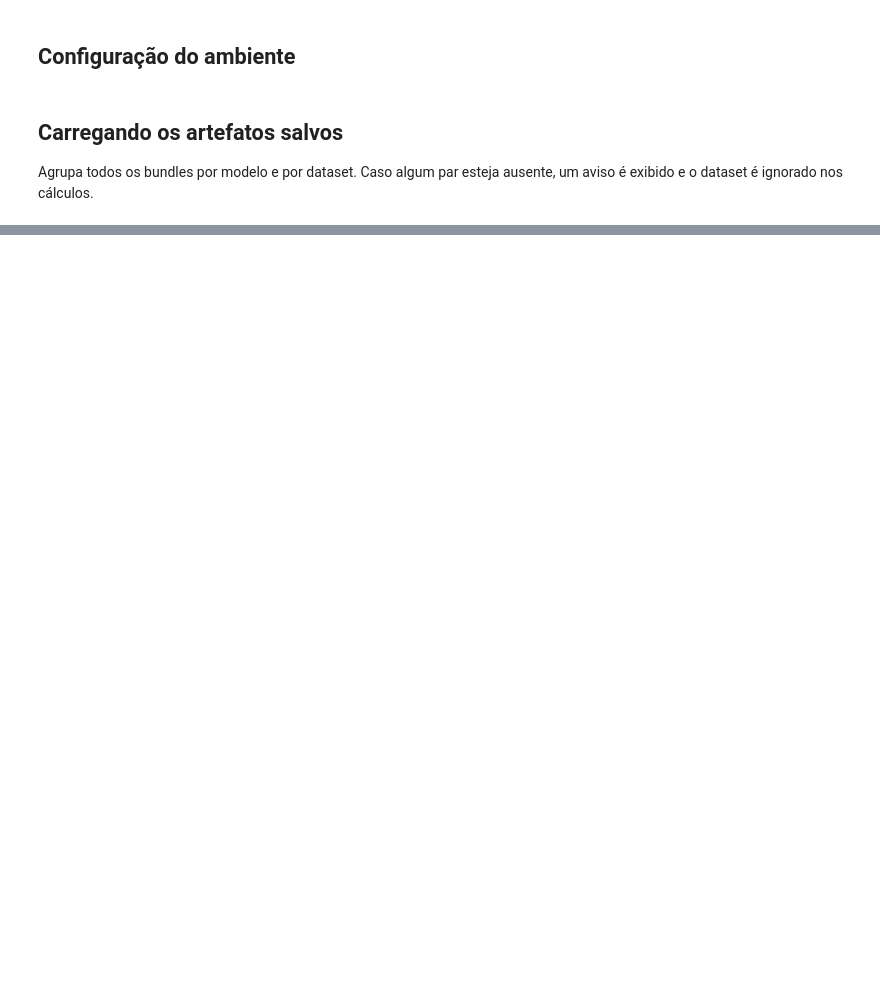
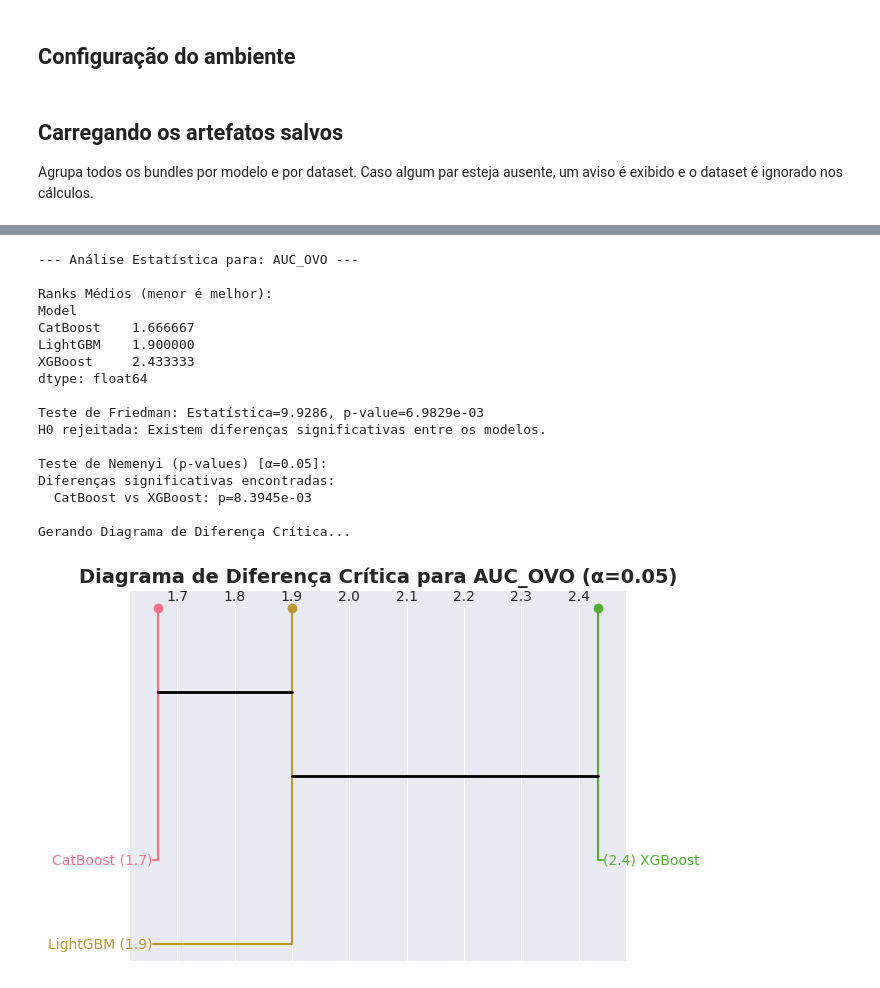
Before and after one commit to JDaniloC/AM-1, a Jupyter notebook: model_comparison.ipynb, the cells around one changed output, grey strips where cells are left out. Cells and saved outputs as stored; diff of their text form; code cells hidden in the pictures; blank space fills up the shorter version.

```diff
--- a/model_comparison.ipynb
+++ b/model_comparison.ipynb
@@ -451,0 +302,77 @@ PARES SIGNIFICATIVAMENTE DIFERENTES (p < 0.05):
+# %%
+import scikit_posthocs as sp
+import scipy.stats as stats
+
+ALPHA = 0.05
+
+for metric in ['AUC_OVO', 'Accuracy', 'G-Mean']:
+	print(f"\n--- Análise Estatística para: {metric} ---")
+
+	# Pivotar: linhas=datasets, colunas=modelos
+	pivot_df = results_df.pivot(index='Dataset', columns='Model', values=metric)
+
+	# Ranking (maior valor = melhor rank, então ascending=False para rank 1 ser o melhor)
+	ranks = pivot_df.rank(axis=1, ascending=False)
+	avg_ranks = ranks.mean()
+
+	print("\nRanks Médios (menor é melhor):")
+	print(avg_ranks.sort_values())
+
+	# Teste de Friedman
+	args = [pivot_df[col] for col in pivot_df.columns]
+	stat, p_value = stats.friedmanchisquare(*args)
+
+	print(f"\nTeste de Friedman: Estatística={stat:.4f}, p-value={p_value:.4e}")
+
+	reject_h0 = p_value < ALPHA
+	if reject_h0:
+		print("H0 rejeitada: Existem diferenças significativas entre os modelos.")
+	else:
+		print("H0 não rejeitada: Não há evidências suficientes de diferença.")
+		continue
+
+	# Post-hoc Nemenyi
+	if reject_h0:
+		nemenyi_matrix = sp.posthoc_nemenyi_friedman(pivot_df)
+
+		print(f"\nTeste de Nemenyi (p-values) [α={ALPHA}]:")
+		sig_pairs = []
+		cols = nemenyi_matrix.columns
+		for i in range(len(cols)):
+			for j in range(i+1, len(cols)):
+				p = nemenyi_matrix.iloc[i, j]
+				if p < ALPHA:
+					sig_pairs.append((cols[i], cols[j], p))
+
+		if sig_pairs:
+			print("Diferenças significativas encontradas:")
+			for m1, m2, p in sig_pairs:
+				print(f"  {m1} vs {m2}: p={p:.4e}")
+		else:
+			print("Nenhuma diferença par-a-par significativa encontrada pelo Nemenyi.")
+
+		# CD Diagram
+		print("\nGerando Diagrama de Diferença Crítica...")
+
+		fig = sp.critical_difference_diagram(avg_ranks, nemenyi_matrix)
+		plt.title(f'Diagrama de Diferença Crítica para {metric} (α={ALPHA})', fontsize=14, fontweight='bold')
+		plt.show()
+# %% [output]
+--- Análise Estatística para: AUC_OVO ---
+
+Ranks Médios (menor é melhor):
+Model
+CatBoost    1.666667
+LightGBM    1.900000
+XGBoost     2.433333
+dtype: float64
+
+Teste de Friedman: Estatística=9.9286, p-value=6.9829e-03
+H0 rejeitada: Existem diferenças significativas entre os modelos.
+
+Teste de Nemenyi (p-values) [α=0.05]:
+Diferenças significativas encontradas:
+  CatBoost vs XGBoost: p=8.3945e-03
+
+Gerando Diagrama de Diferença Crítica...
+[figure, added]
```
Also changed, not shown: parts of 14 cells of this notebook, 5 other files.
